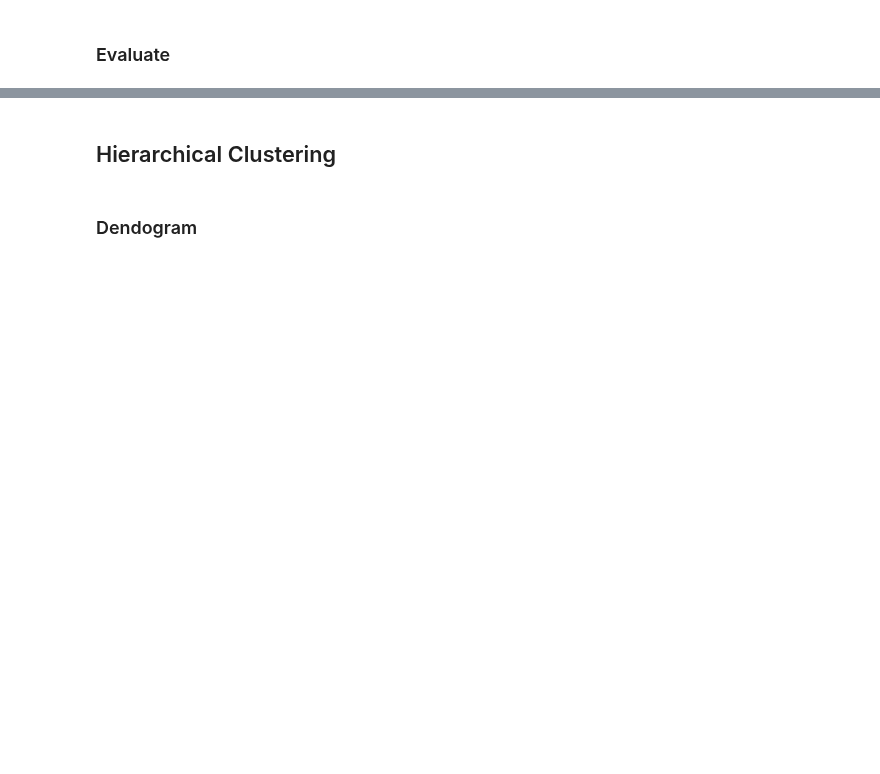
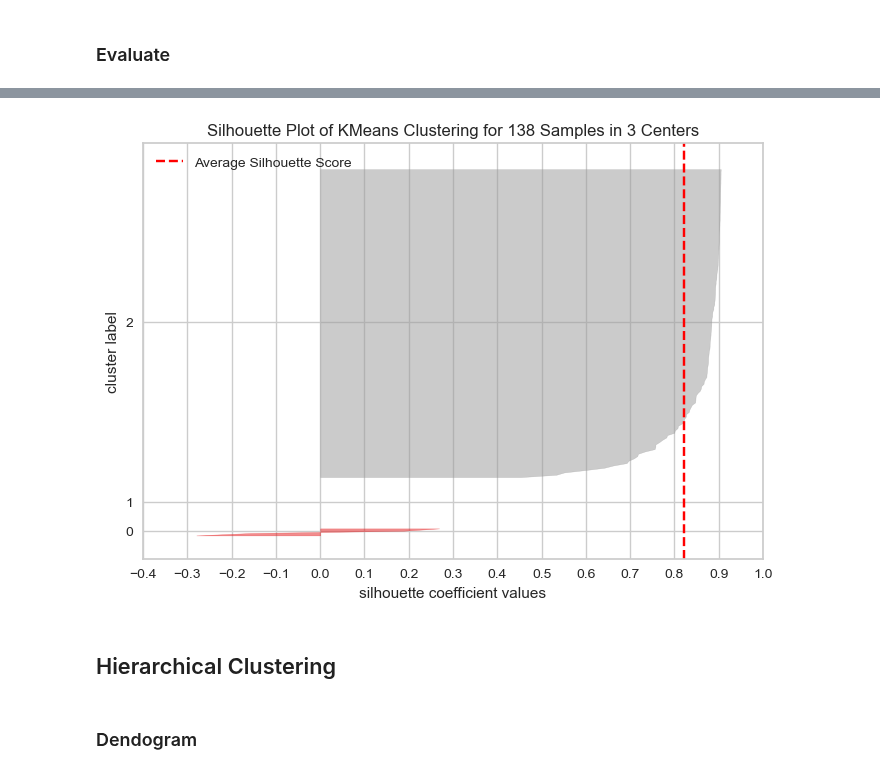
Before and after one commit to sancarg/Machine_Learning, a Jupyter notebook: ML_Assignment-4_military_power-blank.ipynb, the cells around one changed output, grey strips where cells are left out. Cells and saved outputs as stored; diff of their text form; code cells hidden in the pictures; blank space fills up the shorter version.

```diff
--- a/ML_Assignment-4_military_power-blank.ipynb
+++ b/ML_Assignment-4_military_power-blank.ipynb
@@ -806,0 +840,10 @@ plt.show();
+# %%
+range_n_clusters = range(2,9)
+for num_clusters in range_n_clusters:
+    # intialise kmeans
+    kmeans = KMeans(n_clusters=num_clusters, random_state=42)
+    kmeans.fit(X_scaled)
+    cluster_labels = kmeans.labels_
+    # silhouette score
+    silhouette_avg = silhouette_score(X_scaled, cluster_labels)
+    print(f"For n_clusters={num_clusters}, the silhouette score is {silhouette_avg}")
@@ -807,2 +858,14 @@ plt.show();
+# %%
+from sklearn.cluster import KMeans
+
+from yellowbrick.cluster import SilhouetteVisualizer
+
+model3 = KMeans(n_clusters=3, random_state=42)
+visualizer = SilhouetteVisualizer(model3)
+
+visualizer.fit(X_scaled)    # Fit the data to the visualizer
+visualizer.poof();
+# %% [output]
+[figure, added]
 # %% [markdown]
 ## Hierarchical Clustering
```
Also changed, not shown: parts of 35 cells of this notebook.
